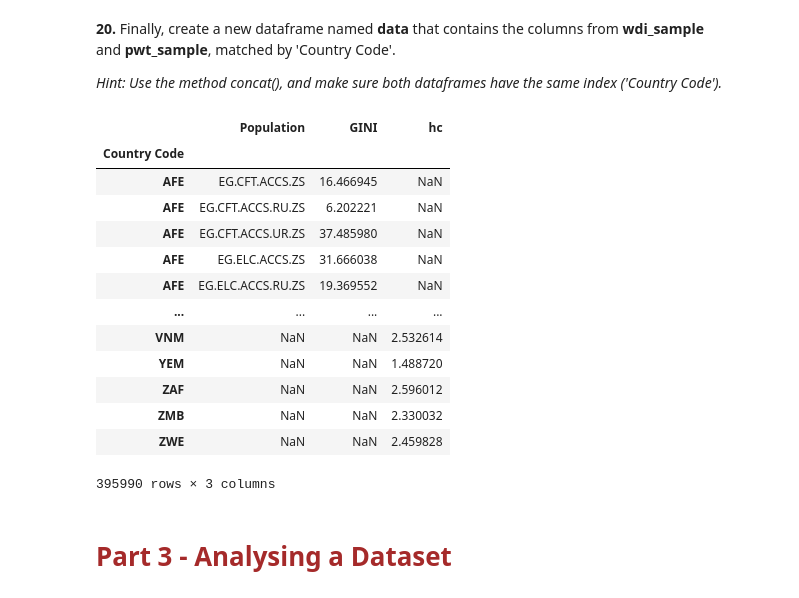
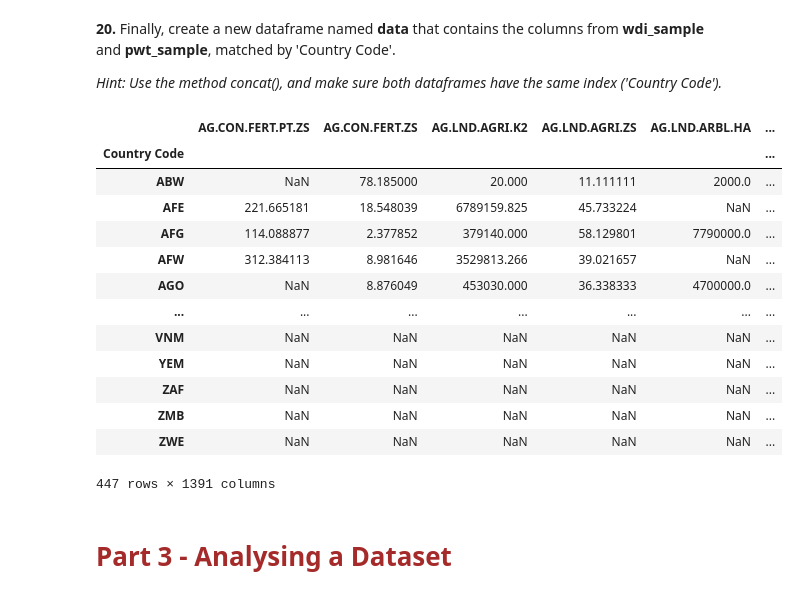
Before and after one commit to Mangerona01/Homework-2, a Jupyter notebook: hw2_pds_2024.ipynb, the cells around one changed output. Saved outputs shown, nothing was run; the diff lists cells and outputs as text; code cells hidden in the pictures.

```diff
--- a/hw2_pds_2024.ipynb
+++ b/hw2_pds_2024.ipynb
@@ -435,23 +432,23 @@ wdi_sample = wdi_sample.set_index('Country Code')
 # %%
 pwt_sample = pwt_sample.set_index('Country Code')
 # %%
-data=pd.concat([wdi_sample,pwt_sample])
+data=pd.concat([pivot_table,pwt_sample])
 data
 # %% [output]
-|  | Population | GINI | hc |
-| Country Code |  |  |  |
-| AFE | EG.CFT.ACCS.ZS | 16.466945 | NaN |
-| AFE | EG.CFT.ACCS.RU.ZS | 6.202221 | NaN |
-| AFE | EG.CFT.ACCS.UR.ZS | 37.485980 | NaN |
-| AFE | EG.ELC.ACCS.ZS | 31.666038 | NaN |
-| AFE | EG.ELC.ACCS.RU.ZS | 19.369552 | NaN |
-| ... | ... | ... | ... |
-| VNM | NaN | NaN | 2.532614 |
-| YEM | NaN | NaN | 1.488720 |
-| ZAF | NaN | NaN | 2.596012 |
-| ZMB | NaN | NaN | 2.330032 |
-| ZWE | NaN | NaN | 2.459828 |
+|  | AG.CON.FERT.PT.ZS | AG.CON.FERT.ZS | AG.LND.AGRI.K2 | AG.LND.AGRI.ZS | AG.LND.ARBL.HA | ... |
+| Country Code |  |  |  |  |  | ... |
+| ABW | NaN | 78.185000 | 20.000 | 11.111111 | 2000.0 | ... |
+| AFE | 221.665181 | 18.548039 | 6789159.825 | 45.733224 | NaN | ... |
+| AFG | 114.088877 | 2.377852 | 379140.000 | 58.129801 | 7790000.0 | ... |
+| AFW | 312.384113 | 8.981646 | 3529813.266 | 39.021657 | NaN | ... |
+| AGO | NaN | 8.876049 | 453030.000 | 36.338333 | 4700000.0 | ... |
+| ... | ... | ... | ... | ... | ... | ... |
+| VNM | NaN | NaN | NaN | NaN | NaN | ... |
+| YEM | NaN | NaN | NaN | NaN | NaN | ... |
+| ZAF | NaN | NaN | NaN | NaN | NaN | ... |
+| ZMB | NaN | NaN | NaN | NaN | NaN | ... |
+| ZWE | NaN | NaN | NaN | NaN | NaN | ... |
-395990 rows × 3 columns
+447 rows × 1391 columns
 # %% [markdown]
 # <span style="color:brown"> Part 3 - Analysing a Dataset </span>
 # %% [markdown]
```
Also changed, not shown: parts of 7 cells of this notebook.
